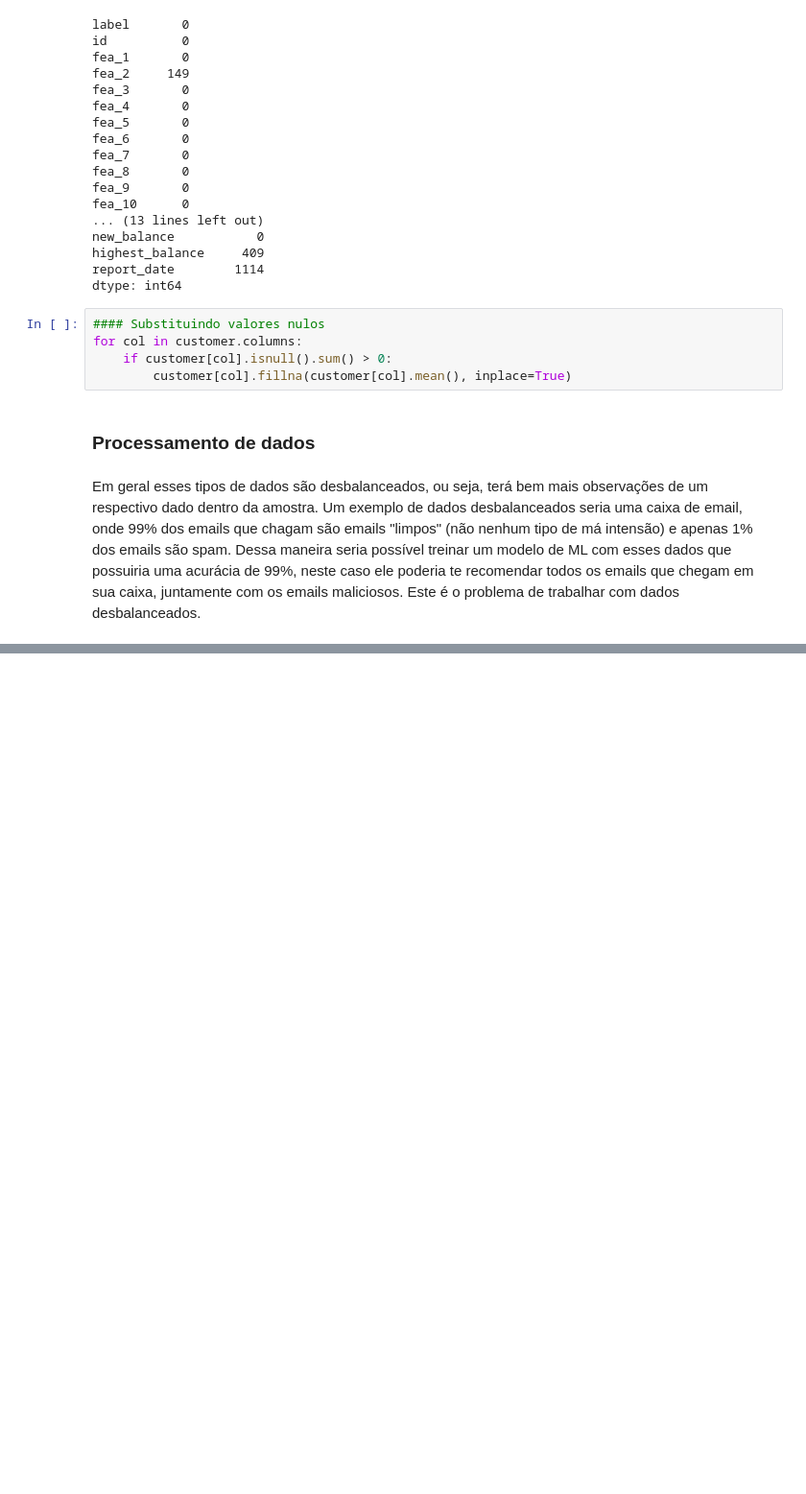
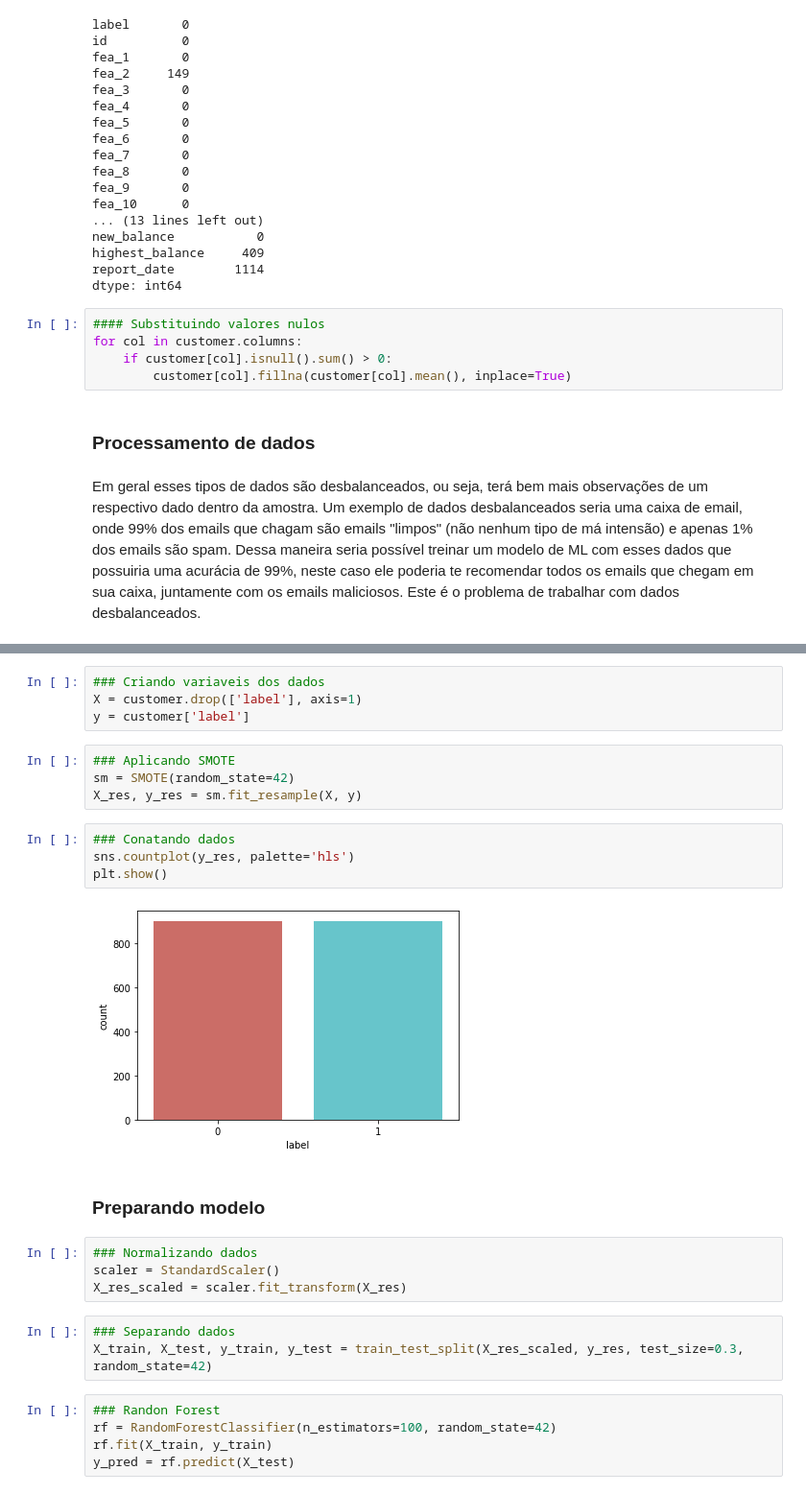
Before and after one commit to Jhonattanln/Random_Forest, a Jupyter notebook: Random_forest.ipynb, the cells around one changed output, grey strips where cells are left out. Shown at 96% size. Drawn from its saved outputs; the diff is of its cells as text; blank space fills up the shorter version.

```diff
--- a/Random_forest.ipynb
+++ b/Random_forest.ipynb
@@ -173,0 +164,28 @@ Um exemplo de dados desbalanceados seria uma caixa de email, onde 99% dos emails
+# %%
+### Criando variaveis dos dados
+X = customer.drop(['label'], axis=1)
+y = customer['label']
+# %%
+### Aplicando SMOTE
+sm = SMOTE(random_state=42)
+X_res, y_res = sm.fit_resample(X, y)
+# %%
+### Conatando dados
+sns.countplot(y_res, palette='hls')
+plt.show()
+# %% [output]
+[figure, added]
+# %% [markdown]
+### Preparando modelo
+# %%
+### Normalizando dados
+scaler = StandardScaler()
+X_res_scaled = scaler.fit_transform(X_res)
+# %%
+### Separando dados
+X_train, X_test, y_train, y_test = train_test_split(X_res_scaled, y_res, test_size=0.3, random_state=42)
+# %%
+### Randon Forest
+rf = RandomForestClassifier(n_estimators=100, random_state=42)
+rf.fit(X_train, y_train)
+y_pred = rf.predict(X_test)
```
Also changed, not shown: parts of 7 cells of this notebook.
